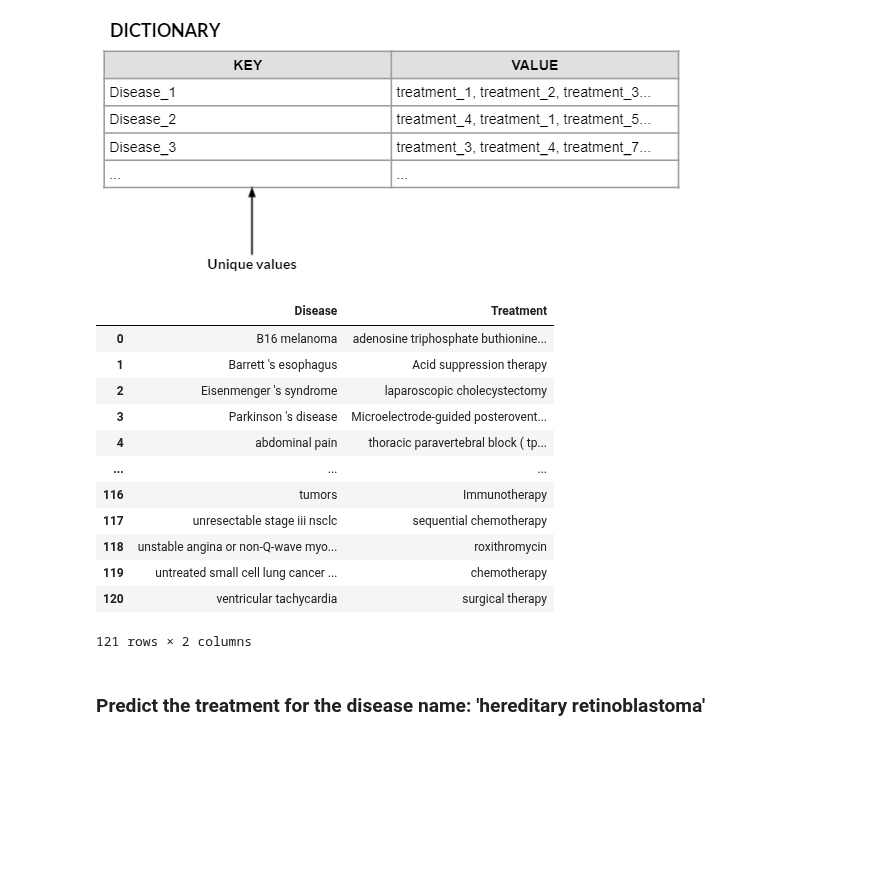
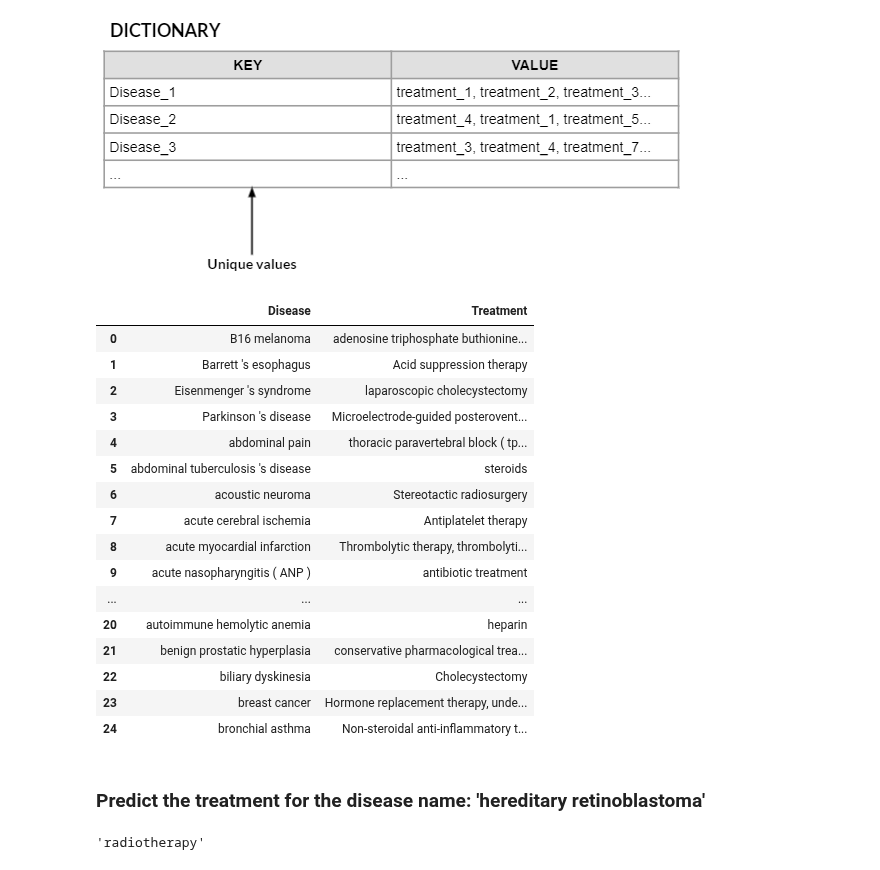
Before and after one commit to samrich76/Identity_Healthcare_NER, a Jupyter notebook: Assignment.ipynb, the cells around one changed output. Saved outputs shown, nothing was run; the diff lists cells and outputs as text; code cells hidden in the pictures; blank space fills up the shorter version.

```diff
--- a/Assignment.ipynb
+++ b/Assignment.ipynb
@@ -234,20 +277,26 @@ records["Disease"] = diseases
 records["Treatment"] = treatments
 records["Treatment"] = records["Treatment"].apply(lambda x : x.replace("and", ",").replace(", ,", ","))
 records = records.groupby("Disease")["Treatment"].apply(", ".join).reset_index()
-records
-# %% [output]
-|  | Disease | Treatment |
-| 0 | B16 melanoma | adenosine triphosphate buthionine... |
-| 1 | Barrett 's esophagus | Acid suppression therapy |
-| 2 | Eisenmenger 's syndrome | laparoscopic cholecystectomy |
-| 3 | Parkinson 's disease | Microelectrode-guided posterovent... |
-| 4 | abdominal pain | thoracic paravertebral block ( tp... |
-| ... | ... | ... |
-| 116 | tumors | Immunotherapy |
-| 117 | unresectable stage iii nsclc | sequential chemotherapy |
-| 118 | unstable angina or non-Q-wave myo... | roxithromycin |
-| 119 | untreated small cell lung cancer ... | chemotherapy |
-| 120 | ventricular tachycardia | surgical therapy |
-121 rows × 2 columns
+# %%
+# Display top 25 Disease and Treatment
+records.head(25)
+# %% [output]
+|  | Disease | Treatment |
+| 0 | B16 melanoma | adenosine triphosphate buthionine... |
+| 1 | Barrett 's esophagus | Acid suppression therapy |
+| 2 | Eisenmenger 's syndrome | laparoscopic cholecystectomy |
+| 3 | Parkinson 's disease | Microelectrode-guided posterovent... |
+| 4 | abdominal pain | thoracic paravertebral block ( tp... |
+| 5 | abdominal tuberculosis 's disease | steroids |
+| 6 | acoustic neuroma | Stereotactic radiosurgery |
+| 7 | acute cerebral ischemia | Antiplatelet therapy |
+| 8 | acute myocardial infarction | Thrombolytic therapy, thrombolyti... |
+| 9 | acute nasopharyngitis ( ANP ) | antibiotic treatment |
+| ... | ... | ... |
+| 20 | autoimmune hemolytic anemia | heparin |
+| 21 | benign prostatic hyperplasia | conservative pharmacological trea... |
+| 22 | biliary dyskinesia | Cholecystectomy |
+| 23 | breast cancer | Hormone replacement therapy, unde... |
+| 24 | bronchial asthma | Non-steroidal anti-inflammatory t... |
 # %% [markdown]
 ### Predict the treatment for the disease name: 'hereditary retinoblastoma'
@@ -253,0 +339,4 @@ records
+# %%
+D_T_dict['hereditary retinoblastoma']
+# %% [output]
+'radiotherapy'
```
Also changed, not shown: parts of 17 cells of this notebook.
